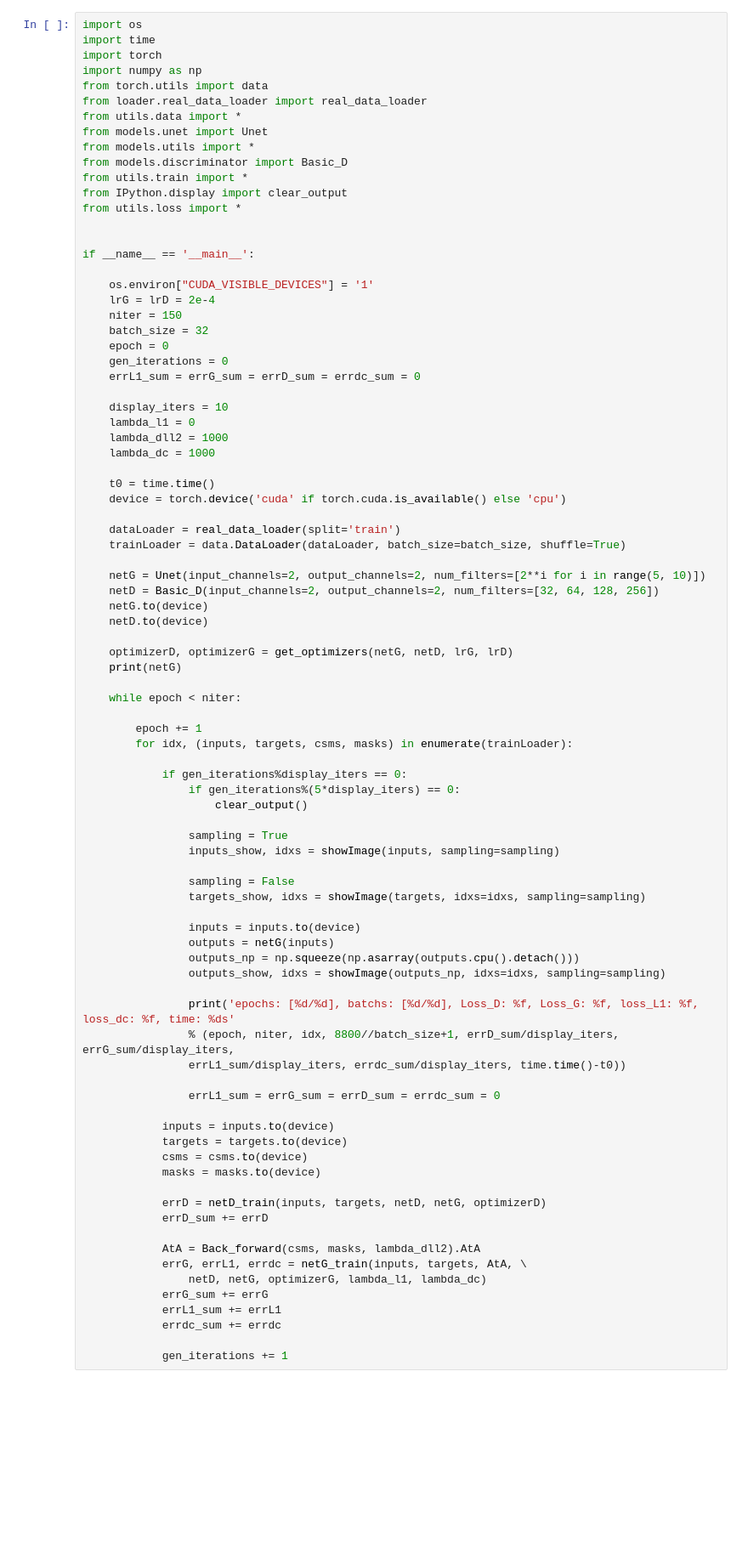
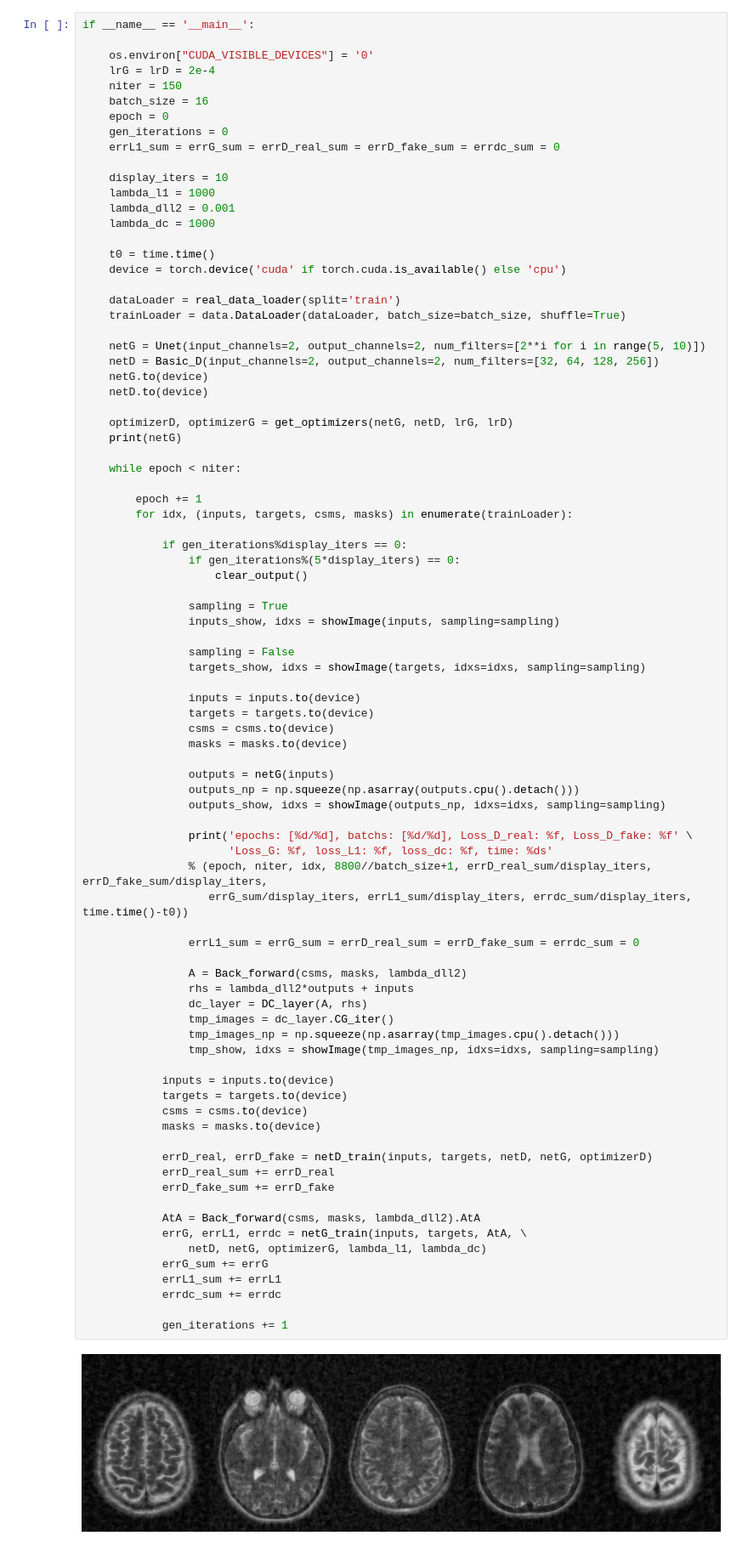
Before and after one commit to Jinwei1209/LARO, a Jupyter notebook: main.ipynb, the cells around one changed output. Shown at 85% size. Saved outputs shown, nothing was run; the diff lists cells and outputs as text; blank space fills up the shorter version.

Commit message:
finished DC_layer class

```diff
--- a/main.ipynb
+++ b/main.ipynb
@@ -15,32 +16,17 @@ from utils.loss import *
 # %%
-import os
-import time
-import torch
-import numpy as np
-from torch.utils import data
-from loader.real_data_loader import real_data_loader
-from utils.data import *
-from models.unet import Unet
-from models.utils import *
-from models.discriminator import Basic_D
-from utils.train import *
-from IPython.display import clear_output
-from utils.loss import *
-
-
 if __name__ == '__main__':
 
-    os.environ["CUDA_VISIBLE_DEVICES"] = '1'
+    os.environ["CUDA_VISIBLE_DEVICES"] = '0'
     lrG = lrD = 2e-4
     niter = 150
-    batch_size = 32
+    batch_size = 16
     epoch = 0
     gen_iterations = 0
-    errL1_sum = errG_sum = errD_sum = errdc_sum = 0
+    errL1_sum = errG_sum = errD_real_sum = errD_fake_sum = errdc_sum = 0
 
     display_iters = 10
-    lambda_l1 = 0
-    lambda_dll2 = 1000
+    lambda_l1 = 1000
+    lambda_dll2 = 0.001
     lambda_dc = 1000
 
     t0 = time.time()
@@ -66,36 +52,51 @@ if __name__ == '__main__':
                 if gen_iterations%(5*display_iters) == 0:
                     clear_output()
 
                 sampling = True
                 inputs_show, idxs = showImage(inputs, sampling=sampling)
 
                 sampling = False
                 targets_show, idxs = showImage(targets, idxs=idxs, sampling=sampling)
 
                 inputs = inputs.to(device)
+                targets = targets.to(device)
+                csms = csms.to(device)
+                masks = masks.to(device)
+
                 outputs = netG(inputs)
                 outputs_np = np.squeeze(np.asarray(outputs.cpu().detach()))
                 outputs_show, idxs = showImage(outputs_np, idxs=idxs, sampling=sampling)
 
-                print('epochs: [%d/%d], batchs: [%d/%d], Loss_D: %f, Loss_G: %f, loss_L1: %f, loss_dc: %f, time: %ds'
-                % (epoch, niter, idx, 8800//batch_size+1, errD_sum/display_iters, errG_sum/display_iters,
-                errL1_sum/display_iters, errdc_sum/display_iters, time.time()-t0))
+                print('epochs: [%d/%d], batchs: [%d/%d], Loss_D_real: %f, Loss_D_fake: %f' \
+                      'Loss_G: %f, loss_L1: %f, loss_dc: %f, time: %ds'
+                % (epoch, niter, idx, 8800//batch_size+1, errD_real_sum/display_iters, errD_fake_sum/display_iters,
+                   errG_sum/display_iters, errL1_sum/display_iters, errdc_sum/display_iters, time.time()-t0))
 
-                errL1_sum = errG_sum = errD_sum = errdc_sum = 0
+                errL1_sum = errG_sum = errD_real_sum = errD_fake_sum = errdc_sum = 0
+
+                A = Back_forward(csms, masks, lambda_dll2)
+                rhs = lambda_dll2*outputs + inputs
+                dc_layer = DC_layer(A, rhs)
+                tmp_images = dc_layer.CG_iter()
+                tmp_images_np = np.squeeze(np.asarray(tmp_images.cpu().detach()))
+                tmp_show, idxs = showImage(tmp_images_np, idxs=idxs, sampling=sampling)
 
             inputs = inputs.to(device)
             targets = targets.to(device)
             csms = csms.to(device)
             masks = masks.to(device)
 
-            errD = netD_train(inputs, targets, netD, netG, optimizerD)
-            errD_sum += errD
+            errD_real, errD_fake = netD_train(inputs, targets, netD, netG, optimizerD)
+            errD_real_sum += errD_real
+            errD_fake_sum += errD_fake
 
             AtA = Back_forward(csms, masks, lambda_dll2).AtA
             errG, errL1, errdc = netG_train(inputs, targets, AtA, \
                 netD, netG, optimizerG, lambda_l1, lambda_dc)
             errG_sum += errG
             errL1_sum += errL1
             errdc_sum += errdc
 
             gen_iterations += 1
+# %% [output]
+[figure, added]
```
Also changed, not shown: parts of 2 cells of this notebook, 5 other files.
